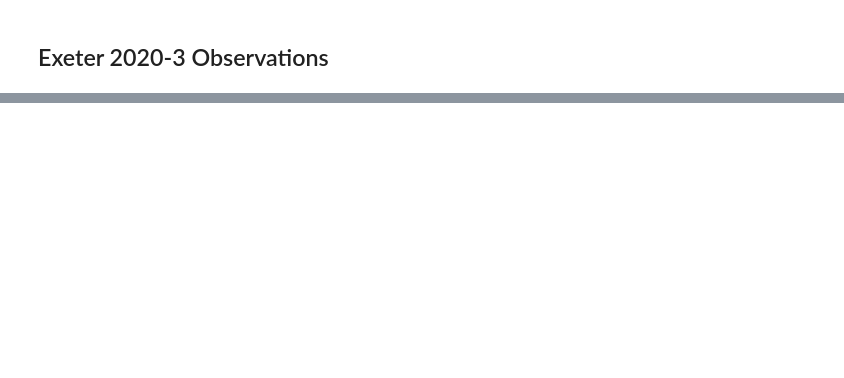
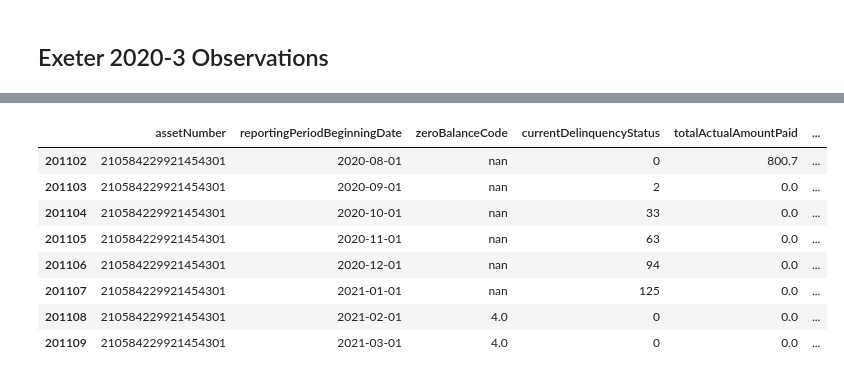
Before and after one commit to johnlichtenstein/examine_ABSEE, a Jupyter notebook: exeter20203.ipynb, the cells around one changed output, grey strips where cells are left out. Cells and saved outputs as stored; diff of their text form; code cells hidden in the pictures; blank space fills up the shorter version.

```diff
--- a/exeter20203.ipynb
+++ b/exeter20203.ipynb
@@ -39,0 +113,4 @@ pd.read_sql(qS, con).set_index("zeroBalanceCode")
+# %%
+qT  = open("sql/delinquencyBeforeCO.sql").read()
+multiEndR = pd.read_sql(qT.format(final="select * from overlap order by cten"), con)
+multiEndR
@@ -39,0 +129,3 @@ pd.read_sql(qS, con).set_index("zeroBalanceCode")
+# %%
+delHistR = pd.read_sql(qT.format(final="select * from cohist order by 1, 2"), con)
+delHistR.shape
@@ -39,0 +134,2 @@ pd.read_sql(qS, con).set_index("zeroBalanceCode")
+# %%
+exampleL = list(set(delHistR.assetNumber))
@@ -39,0 +147,13 @@ pd.read_sql(qS, con).set_index("zeroBalanceCode")
+# %%
+i = 1
+delHistR.query("assetNumber == %d" %(exampleL[i])).head(8)
+# %% [output]
+|  | assetNumber | reportingPeriodBeginningDate | zeroBalanceCode | currentDelinquencyStatus | totalActualAmountPaid | ... |
+| 201102 | 210584229921454301 | 2020-08-01 | nan | 0 | 800.7 | ... |
+| 201103 | 210584229921454301 | 2020-09-01 | nan | 2 | 0.0 | ... |
+| 201104 | 210584229921454301 | 2020-10-01 | nan | 33 | 0.0 | ... |
+| 201105 | 210584229921454301 | 2020-11-01 | nan | 63 | 0.0 | ... |
+| 201106 | 210584229921454301 | 2020-12-01 | nan | 94 | 0.0 | ... |
+| 201107 | 210584229921454301 | 2021-01-01 | nan | 125 | 0.0 | ... |
+| 201108 | 210584229921454301 | 2021-02-01 | 4.0 | 0 | 0.0 | ... |
+| 201109 | 210584229921454301 | 2021-03-01 | 4.0 | 0 | 0.0 | ... |
```
Also changed, not shown: parts of 19 cells of this notebook, 2 other files.
